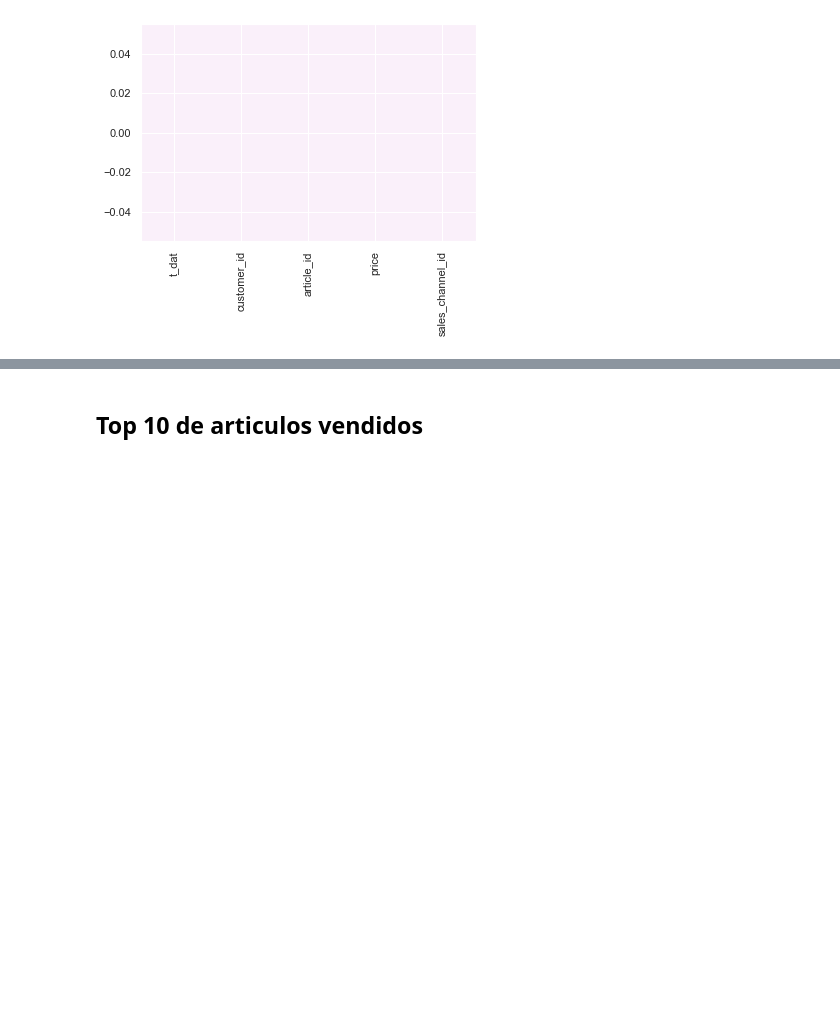
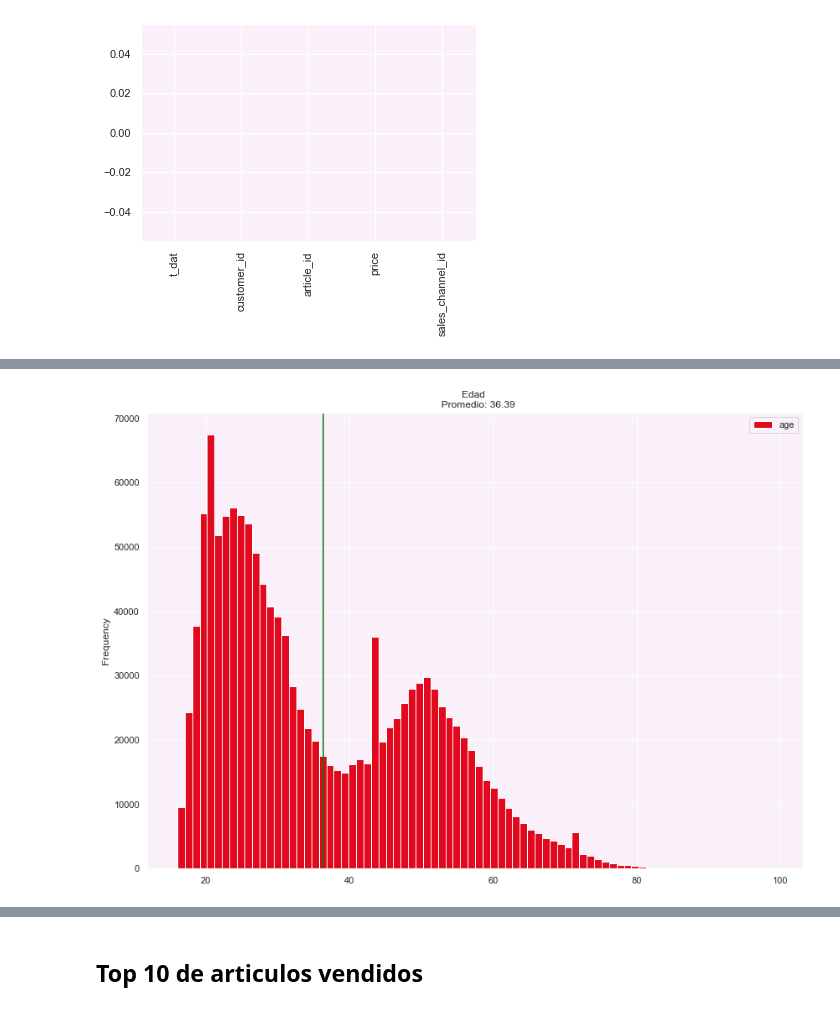
Before and after one commit to joelitam2021/metodos_analiticos_proyecto, a Jupyter notebook: notebooks/EDA.ipynb, the cells around one changed output, grey strips where cells are left out. Drawn from its saved outputs; the diff is of its cells as text; code cells hidden in the pictures; blank space fills up the shorter version.

Commit message:
Se añaden imagenes del EDA

```diff
--- a/notebooks/EDA.ipynb
+++ b/notebooks/EDA.ipynb
@@ -38,0 +41,3 @@ transacciones_group.csv     transactions_underwear.csv
+# %%
+customers_data = pd.read_csv('../datos/customers.csv')
+customers_data.head()
@@ -272,0 +347,18 @@ transactions_data.isna().sum().plot(kind='bar')
+# %%
+avg_age = round(customers_data.age.mean(),2)
+
+customers_data.plot(
+    y='age',
+    kind='hist',
+    figsize=(14,10),
+    # xlabel='Edad',
+    # ylabel='Edad',
+    bins=80,
+    # by='Active'
+    title=f'Edad \n  Promedio: {avg_age}',
+    color='#E0091D'
+)
+plt.axvline(x=avg_age, color='green',)
+plt.savefig('../img/histedad.png')
+# %% [output]
+[figure, added]
```
Also changed, not shown: parts of 14 cells of this notebook, 3 other files.
